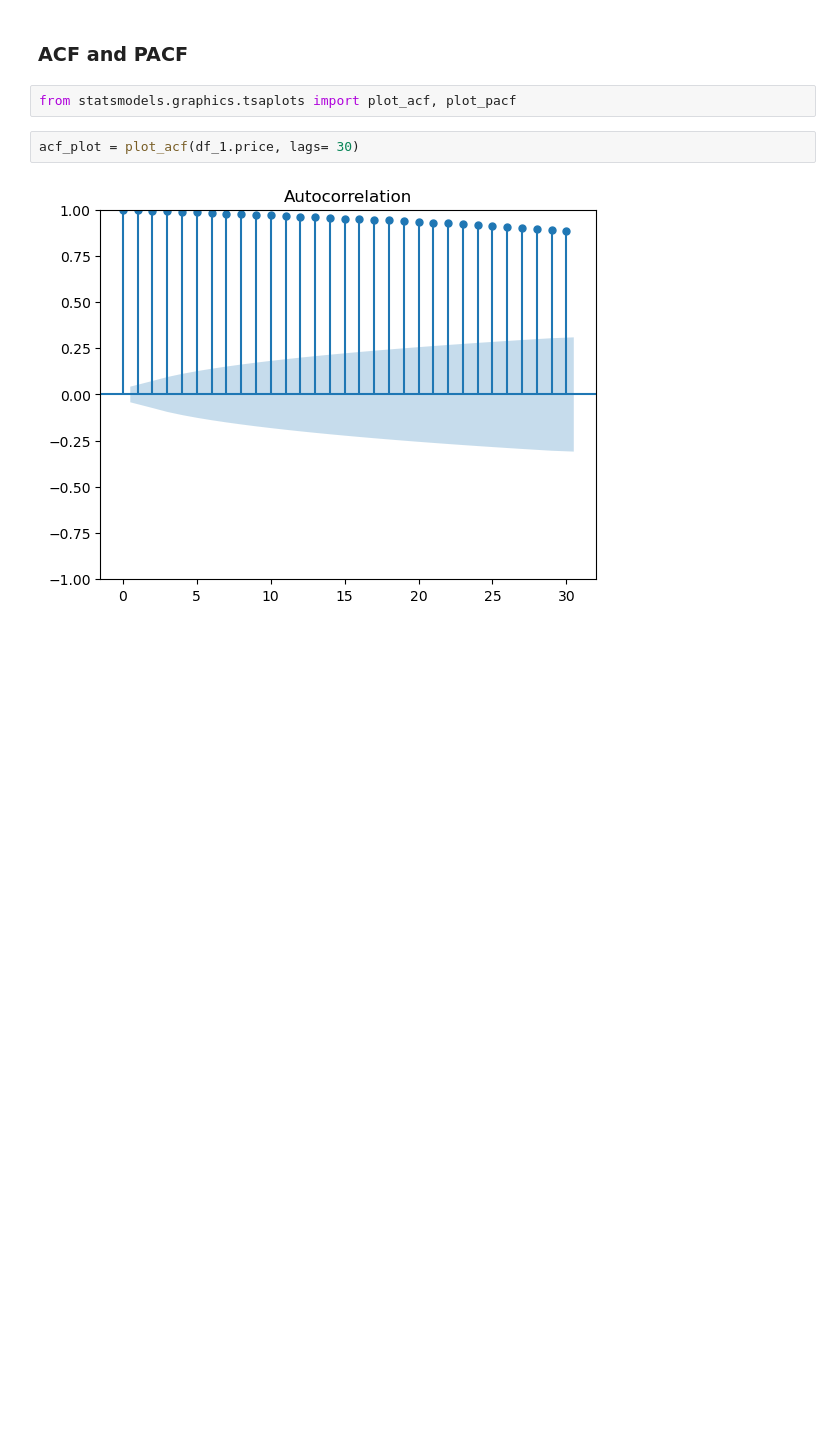
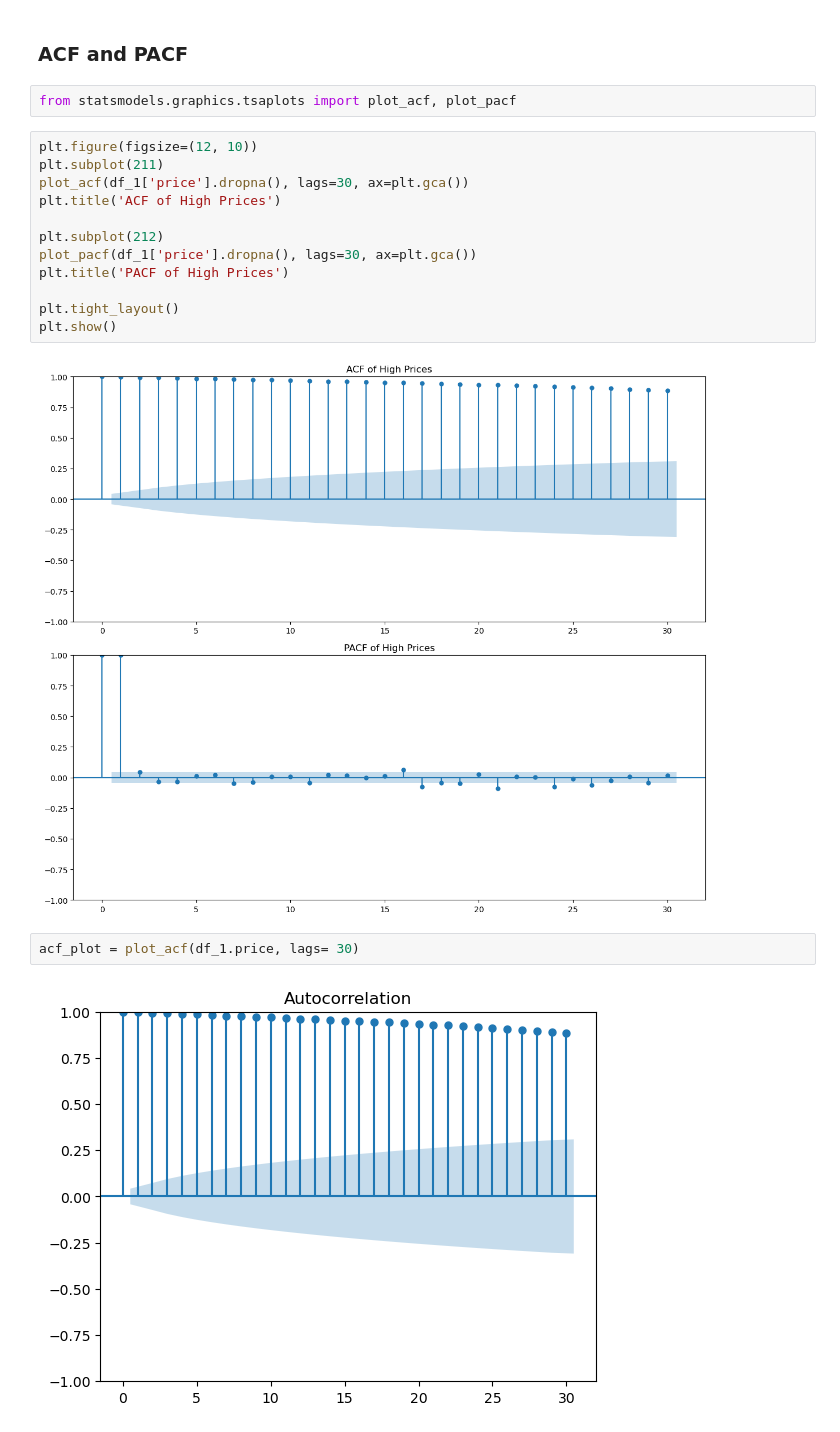
Before and after one commit to DoanNguyen2001/tap_bitcoin, a Jupyter notebook: sandesh_side.ipynb, the cells around one changed output. Drawn from its saved outputs; the diff is of its cells as text; blank space fills up the shorter version.

```diff
--- a/sandesh_side.ipynb
+++ b/sandesh_side.ipynb
@@ -375,6 +375,20 @@ plt.show()
 ### ACF and PACF
 # %%
 from statsmodels.graphics.tsaplots import plot_acf, plot_pacf
+# %%
+plt.figure(figsize=(12, 10))
+plt.subplot(211)
+plot_acf(df_1['price'].dropna(), lags=30, ax=plt.gca())
+plt.title('ACF of High Prices')
+
+plt.subplot(212)
+plot_pacf(df_1['price'].dropna(), lags=30, ax=plt.gca())
+plt.title('PACF of High Prices')
+
+plt.tight_layout()
+plt.show()
+# %% [output]
+[figure, added]
 # %%
 acf_plot = plot_acf(df_1.price, lags= 30)
 # %% [output]
```
Also changed, not shown: parts of 15 cells of this notebook, 2 other files.
